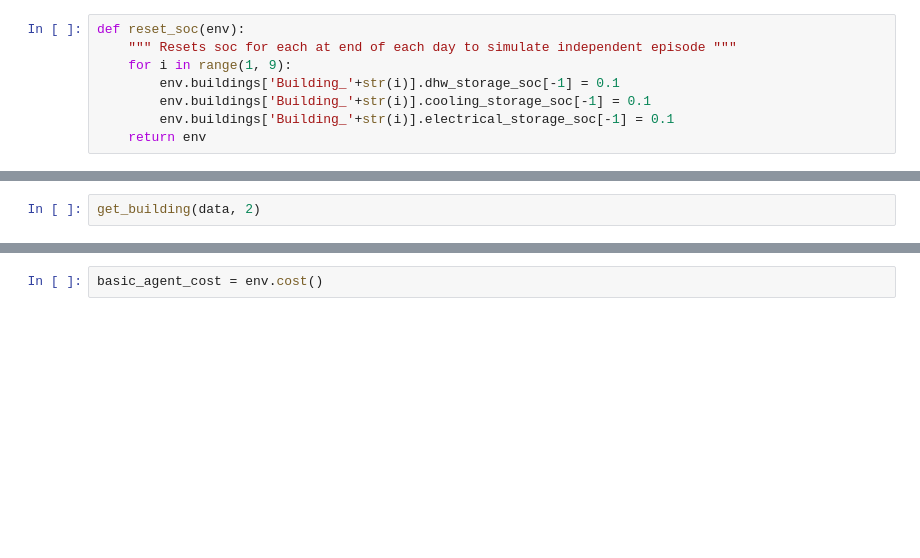
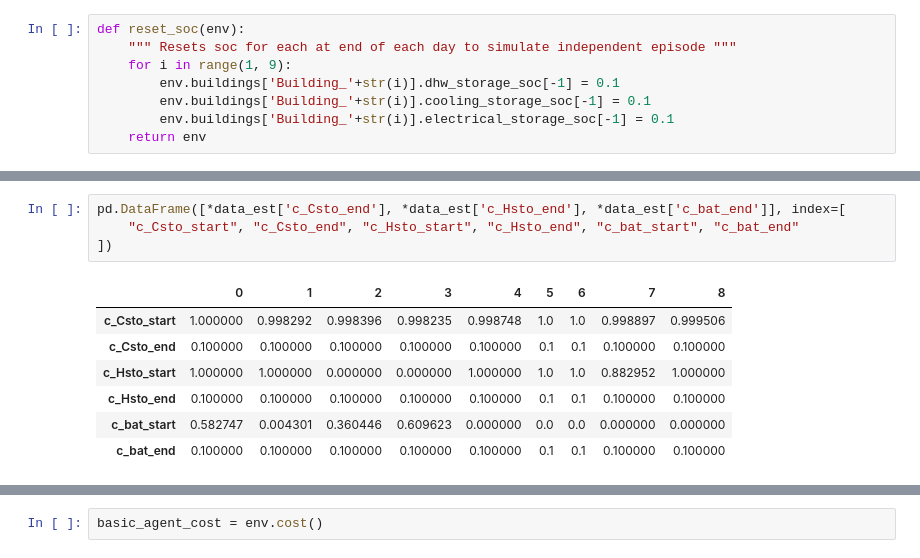
Before and after one commit to QasimWani/ZOiRL, a Jupyter notebook: implicit_agent.ipynb, the cells around one changed output, grey strips where cells are left out. Drawn from its saved outputs; the diff is of its cells as text; blank space fills up the shorter version.

```diff
--- a/implicit_agent.ipynb
+++ b/implicit_agent.ipynb
@@ -455,3 +468,13 @@ debug
-# %%
-get_building(data, 2)
+# %%
+pd.DataFrame([*data_est['c_Csto_end'], *data_est['c_Hsto_end'], *data_est['c_bat_end']], index=[
+    "c_Csto_start", "c_Csto_end", "c_Hsto_start", "c_Hsto_end", "c_bat_start", "c_bat_end"
+])
+# %% [output]
+|  | 0 | 1 | 2 | 3 | 4 | 5 | 6 | 7 | 8 |
+| c_Csto_start | 1.000000 | 0.998292 | 0.998396 | 0.998235 | 0.998748 | 1.0 | 1.0 | 0.998897 | 0.999506 |
+| c_Csto_end | 0.100000 | 0.100000 | 0.100000 | 0.100000 | 0.100000 | 0.1 | 0.1 | 0.100000 | 0.100000 |
+| c_Hsto_start | 1.000000 | 1.000000 | 0.000000 | 0.000000 | 1.000000 | 1.0 | 1.0 | 0.882952 | 1.000000 |
+| c_Hsto_end | 0.100000 | 0.100000 | 0.100000 | 0.100000 | 0.100000 | 0.1 | 0.1 | 0.100000 | 0.100000 |
+| c_bat_start | 0.582747 | 0.004301 | 0.360446 | 0.609623 | 0.000000 | 0.0 | 0.0 | 0.000000 | 0.000000 |
+| c_bat_end | 0.100000 | 0.100000 | 0.100000 | 0.100000 | 0.100000 | 0.1 | 0.1 | 0.100000 | 0.100000 |
 # %%
```
Also changed, not shown: parts of 14 cells of this notebook.
